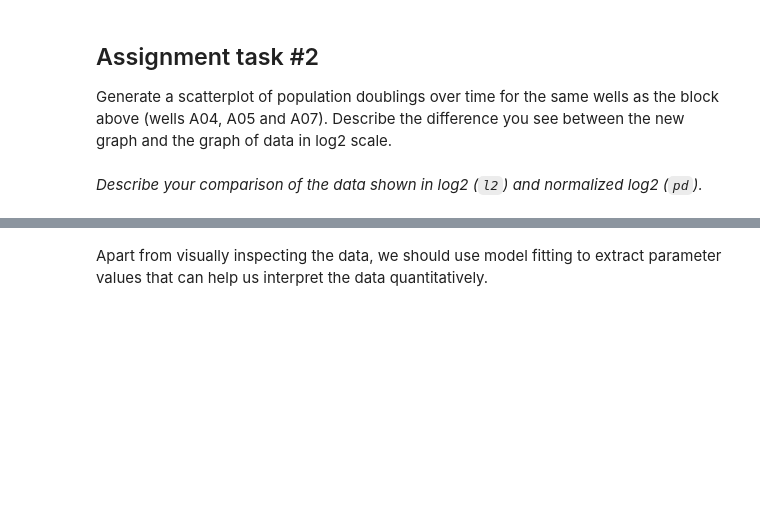
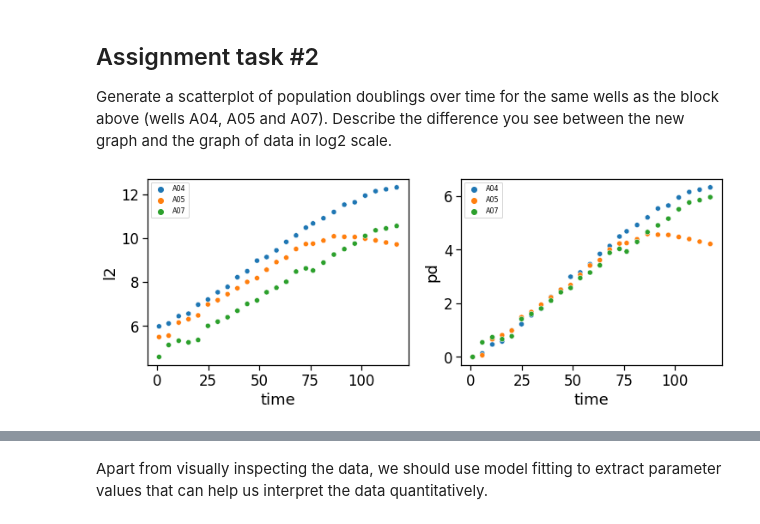
Before and after one commit to VU-CSP/popgrowth_assignment-montana-young, a Jupyter notebook: PopGrowthLecture_assignment.ipynb, the cells around one changed output, grey strips where cells are left out. Saved outputs shown, nothing was run; the diff lists cells and outputs as text; code cells hidden in the pictures; blank space fills up the shorter version.

```diff
--- a/PopGrowthLecture_assignment.ipynb
+++ b/PopGrowthLecture_assignment.ipynb
@@ -152,0 +184,4 @@ Copy and execute a chunk of code from the line assigning values to `d["pd"]`. De
+# %%
+# Add your code here
+d.insert(8,"TEST",np.empty_like(d["cell.count"]))
+d["TEST"] = flatten_matrix([np.round(d[d["well"]==w]["cell.count"] - d[d["well"]==w]["l2"].to_list()[0],8) for w in d["well"].unique()])
@@ -243,2 +308,17 @@ Generate a scatterplot of population doublings over time for the same wells as t
-# %% [markdown]
-*Describe your comparison of the data shown in log2 (`l2`) and normalized log2 (`pd`).*
+# %%
+# Add your code for scatterplot of population doublings here
+fig, axs = plt.subplots(nrows=1, ncols=2, figsize=(12, 4))
+
+plt.subplot(121)
+dtp = d[(d["well"] == "A04") | (d["well"] == "A05") | (d["well"] == "A07")]
+sns.scatterplot(data=dtp, x="time", y="l2", hue="well")
+plt.legend(loc='upper left', fontsize='8')
+
+plt.subplot(122)
+dtp = d[(d["well"] == "A04") | (d["well"] == "A05") | (d["well"] == "A07")]
+sns.scatterplot(data=dtp, x="time", y="pd", hue="well")
+plt.legend(loc='upper left', fontsize='8')
+
+plt.show()
+# %% [output]
+[figure, added]
```
Also changed, not shown: parts of 33 cells of this notebook.
